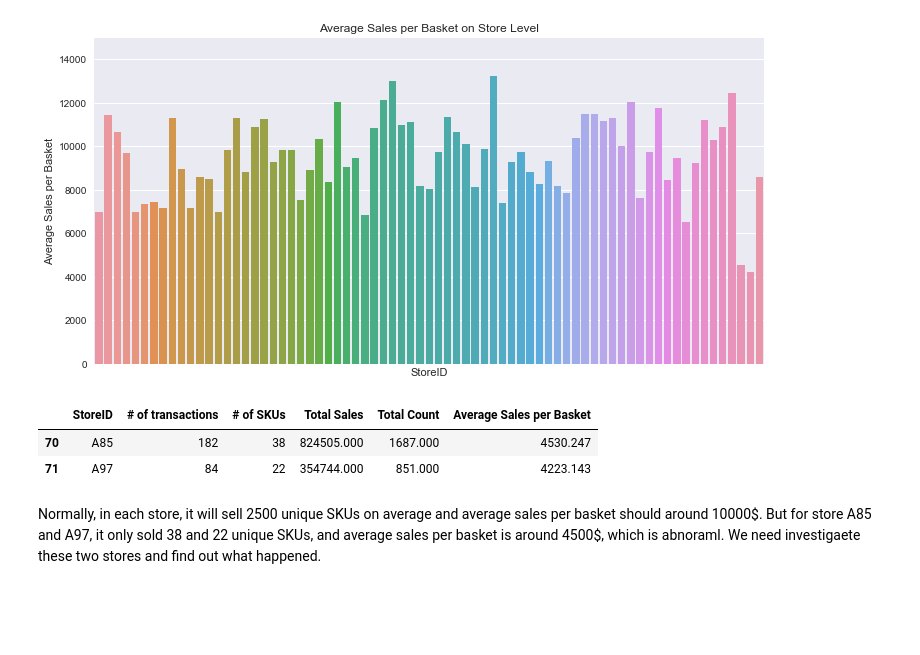
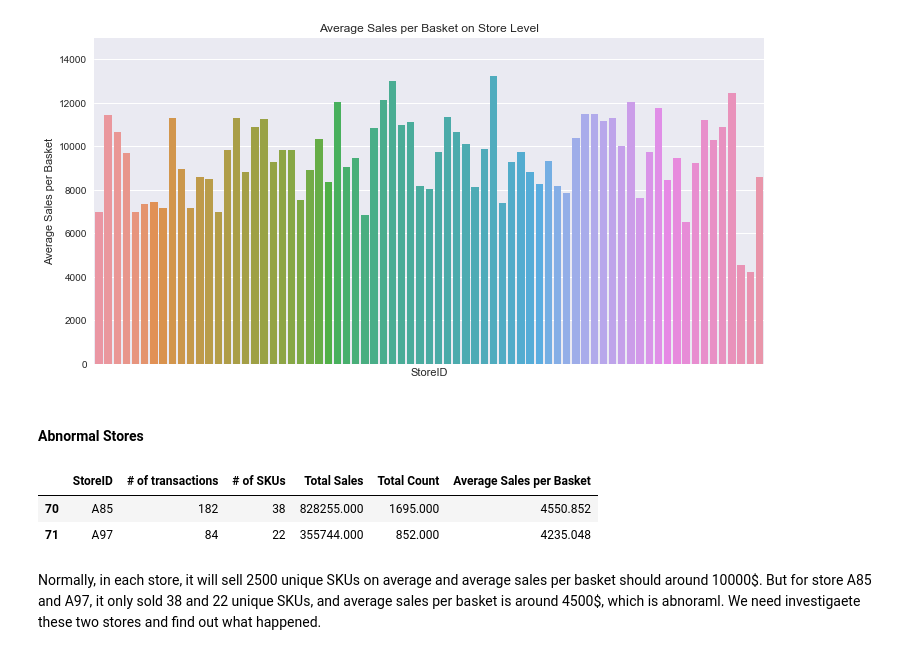
Before and after one commit to WorgenZhang/Retail-Project, a Jupyter notebook: EDA.ipynb, the cells around one changed output. Drawn from its saved outputs; the diff is of its cells as text; code cells hidden in the pictures; blank space fills up the shorter version.

```diff
--- a/EDA.ipynb
+++ b/EDA.ipynb
@@ -5,0 +11,2 @@ data_type.fillna('',inplace=True)
+# %%
+data_type = data_type[(data_type.Type!='Regular_Return')&(data_type.Type!='CreditBack_RegularReturn')]
@@ -100,12 +122,14 @@ plt.title('Average Sales per Basket on Store Level')
 plt.tick_params(axis='x',bottom='off',labelbottom='off')
 # %% [output]
 [figure]
+# %% [markdown]
+#### Abnormal Stores
 # %%
-df1[df1['# of SKUs']<200]
+df1[df1['# of SKUs']<1000]
 # %% [output]
 |  | StoreID | # of transactions | # of SKUs | Total Sales | Total Count | Average Sales per Basket |
-| 70 | A85 | 182 | 38 | 824505.000 | 1687.000 | 4530.247 |
-| 71 | A97 | 84 | 22 | 354744.000 | 851.000 | 4223.143 |
+| 70 | A85 | 182 | 38 | 828255.000 | 1695.000 | 4550.852 |
+| 71 | A97 | 84 | 22 | 355744.000 | 852.000 | 4235.048 |
 # %% [markdown]
  Normally, in each store, it will sell 2500 unique SKUs on average and average sales per basket should around 10000\$. But for store A85 and A97, it only sold 38 and 22 unique SKUs, and average sales per basket is around 4500\$, which is abnoraml. We need investigaete these two stores and find out what happened.
 # %% [markdown]
```
Also changed, not shown: parts of 59 cells of this notebook.
